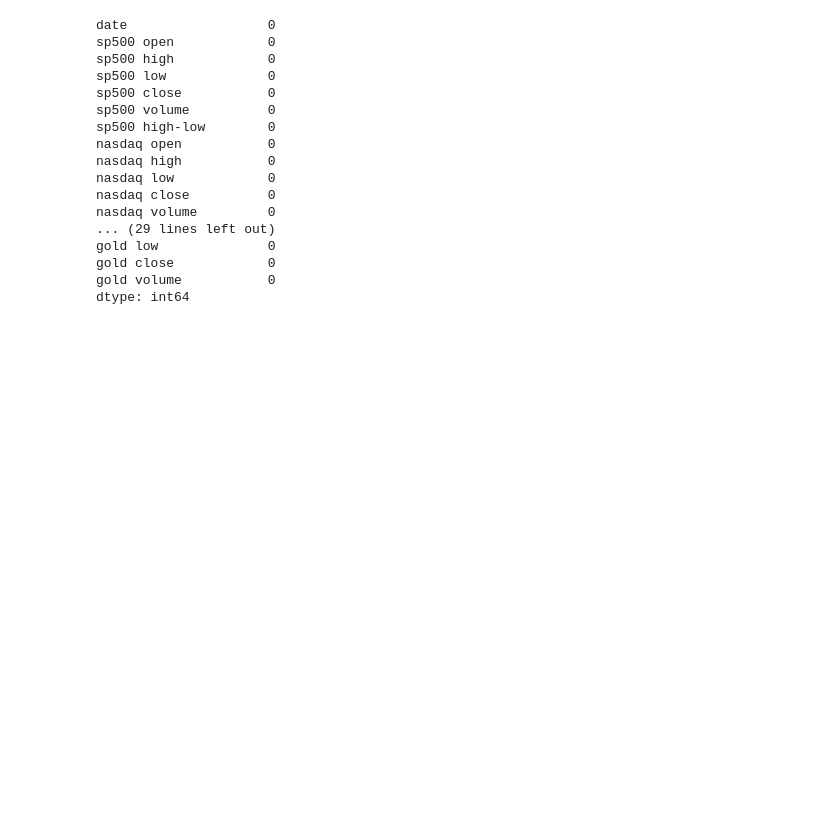
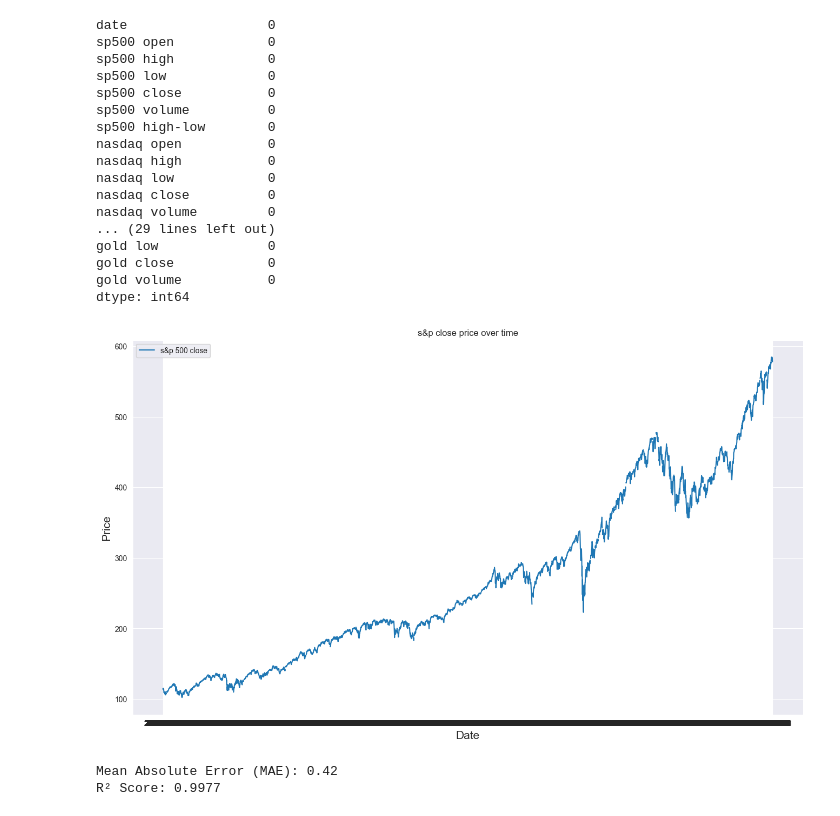
Before and after one commit to ivan-22-3-5/ML_6th_sem, a Jupyter notebook: lab3/lab3.ipynb, the cells around one changed output. Drawn from its saved outputs; the diff is of its cells as text; code cells hidden in the pictures; blank space fills up the shorter version.

Commit message:
feat(lab3): train linear regression model

```diff
--- a/lab3/lab3.ipynb
+++ b/lab3/lab3.ipynb
@@ -144,3 +144,42 @@ gold low              0
 gold close            0
 gold volume           0
 dtype: int64
+# %%
+plt.figure(figsize=(16, 9))
+plt.plot(df['date'], df['sp500 close'], label='s&p 500 close')
+plt.title('s&p close price over time')
+plt.xlabel('Date', fontsize=15)
+plt.ylabel('Price', fontsize=15)
+plt.legend()
+plt.show()
+# %% [output]
+[figure, added]
+# %%
+from sklearn.model_selection import train_test_split
+from sklearn.linear_model import LinearRegression
+from sklearn.metrics import mean_absolute_error, r2_score
+
+df_train['date'] = pd.to_datetime(df_train['date'])
+df_2023 = df_train[df_train['date'] >= pd.Timestamp('2023-01-01')]
+
+target = 'gold close'
+features = [col for col in df_2023.columns if col not in ['date', target]]
+
+train, test = train_test_split(df_2023, test_size=0.2, shuffle=False)
+
+X_train, y_train = train[features], train[target]
+X_test, y_test = test[features], test[target]
+
+model = LinearRegression()
+model.fit(X_train, y_train)
+
+y_pred = model.predict(X_test)
+
+mae = mean_absolute_error(y_test, y_pred)
+r2 = r2_score(y_test, y_pred)
+
+print(f"Mean Absolute Error (MAE): {mae:.2f}")
+print(f"R² Score: {r2:.4f}")
+# %% [output]
+Mean Absolute Error (MAE): 0.42
+R² Score: 0.9977
```
Also changed, not shown: parts of 2 cells of this notebook, 2 other files.
